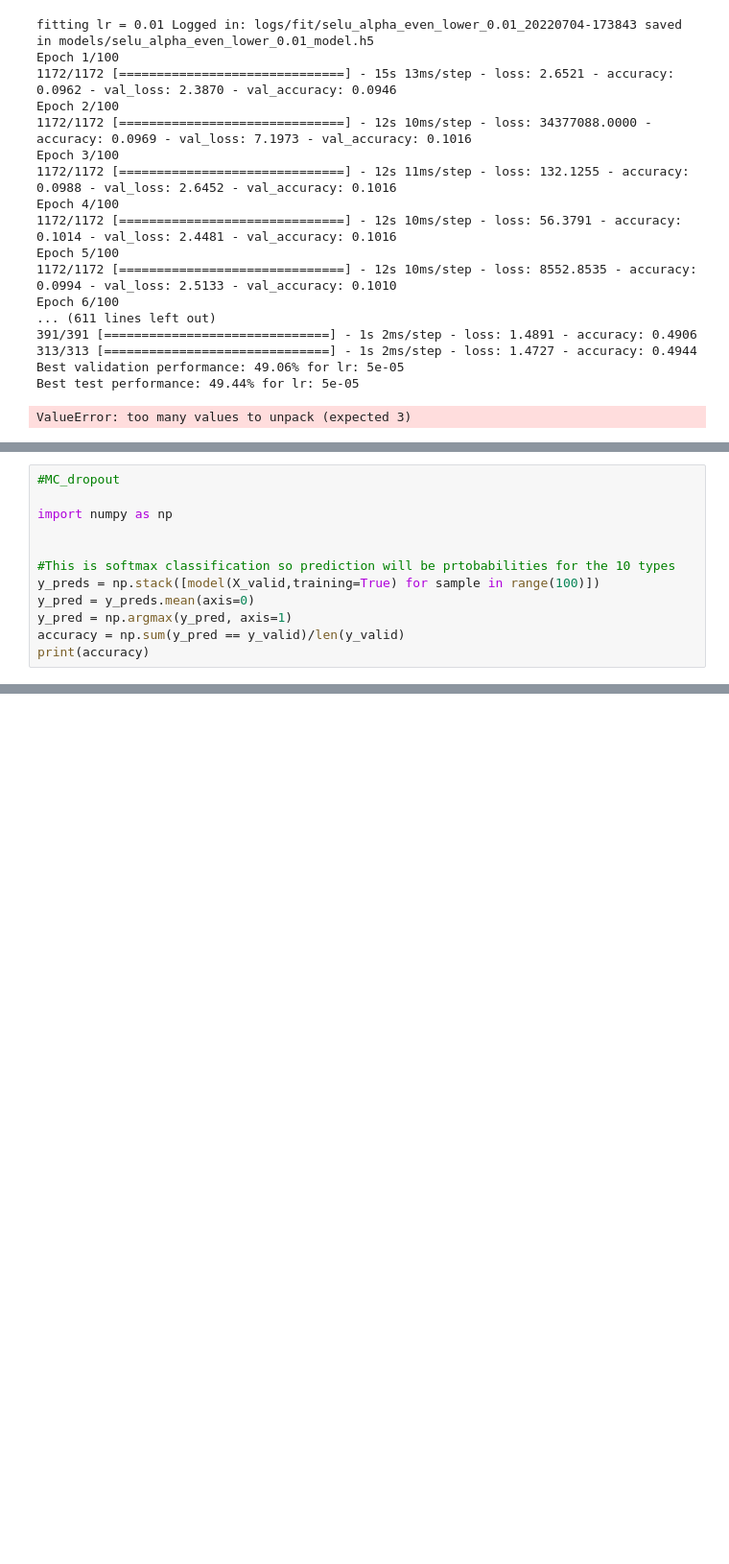
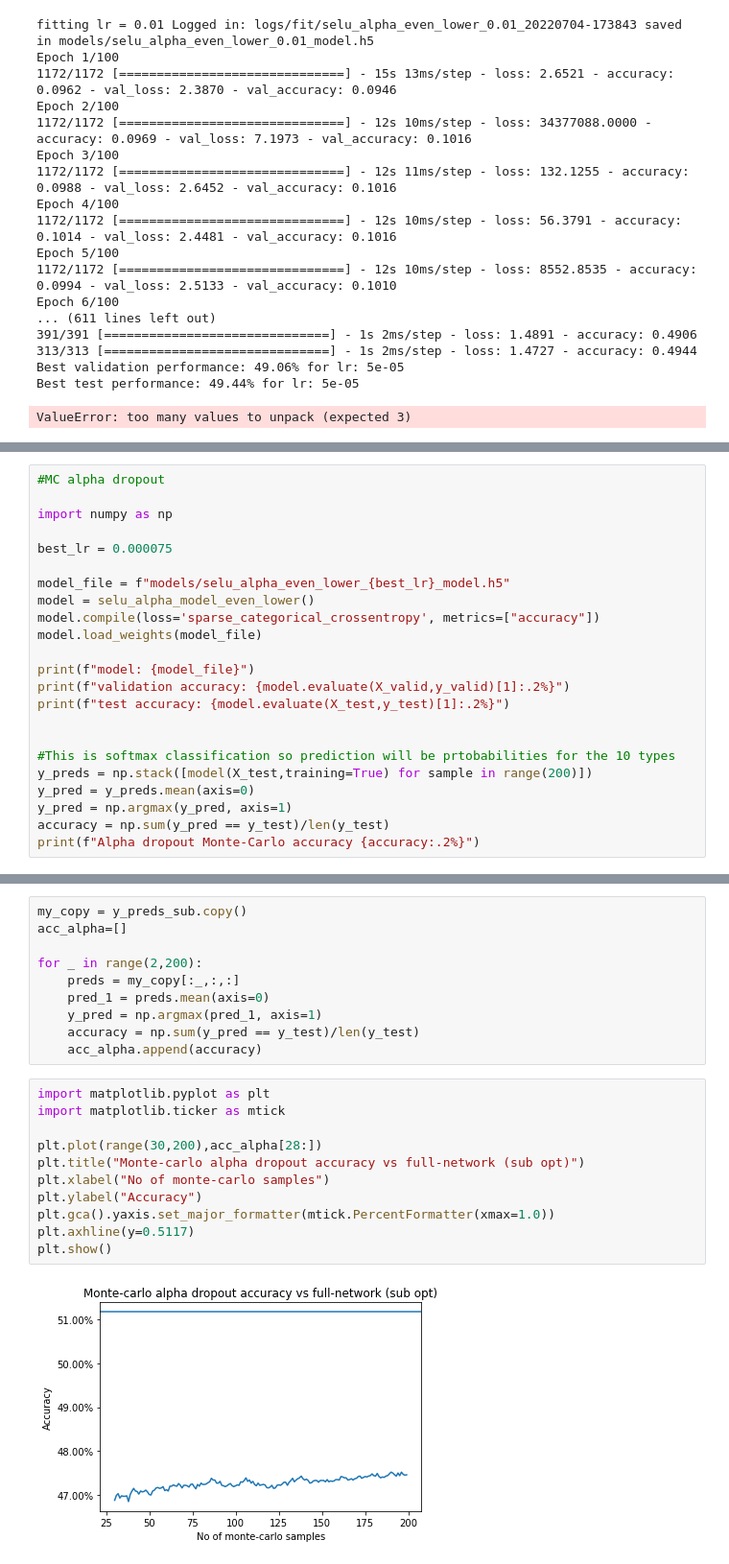
Before and after one commit to Longs/Ch-11-Training-Deep-NN, a Jupyter notebook: CIFAR10 - dropout.ipynb, the cells around one changed output, grey strips where cells are left out. Shown at 96% size. Saved outputs shown, nothing was run; the diff lists cells and outputs as text; blank space fills up the shorter version.

```diff
--- a/CIFAR10 - dropout.ipynb
+++ b/CIFAR10 - dropout.ipynb
@@ -405,13 +396,24 @@ Best test accuracy with 0.025 ALPHA dropout: 49.15% with lr: 5e-05
 # %%
-#MC_dropout
+#MC alpha dropout
 
 import numpy as np
 
+best_lr = 0.000075
+
+model_file = f"models/selu_alpha_even_lower_{best_lr}_model.h5"
+model = selu_alpha_model_even_lower()
+model.compile(loss='sparse_categorical_crossentropy', metrics=["accuracy"])
+model.load_weights(model_file)
+
+print(f"model: {model_file}")
+print(f"validation accuracy: {model.evaluate(X_valid,y_valid)[1]:.2%}")
+print(f"test accuracy: {model.evaluate(X_test,y_test)[1]:.2%}")
+
 
 #This is softmax classification so prediction will be prtobabilities for the 10 types
-y_preds = np.stack([model(X_valid,training=True) for sample in range(100)])
+y_preds = np.stack([model(X_test,training=True) for sample in range(200)])
 y_pred = y_preds.mean(axis=0)
 y_pred = np.argmax(y_pred, axis=1)
-accuracy = np.sum(y_pred == y_valid)/len(y_valid)
-print(accuracy)
+accuracy = np.sum(y_pred == y_test)/len(y_test)
+print(f"Alpha dropout Monte-Carlo accuracy {accuracy:.2%}")
 # %% [output]
@@ -418,0 +426,23 @@ print(accuracy)
+# %%
+my_copy = y_preds_sub.copy()
+acc_alpha=[]
+
+for _ in range(2,200):
+    preds = my_copy[:_,:,:]
+    pred_1 = preds.mean(axis=0)
+    y_pred = np.argmax(pred_1, axis=1)
+    accuracy = np.sum(y_pred == y_test)/len(y_test)
+    acc_alpha.append(accuracy)
+# %%
+import matplotlib.pyplot as plt
+import matplotlib.ticker as mtick
+
+plt.plot(range(30,200),acc_alpha[28:])
+plt.title("Monte-carlo alpha dropout accuracy vs full-network (sub opt)")
+plt.xlabel("No of monte-carlo samples")
+plt.ylabel("Accuracy")
+plt.gca().yaxis.set_major_formatter(mtick.PercentFormatter(xmax=1.0))
+plt.axhline(y=0.5117)
+plt.show()
+# %% [output]
+[figure, added]
```
Also changed, not shown: parts of 2 cells of this notebook.
